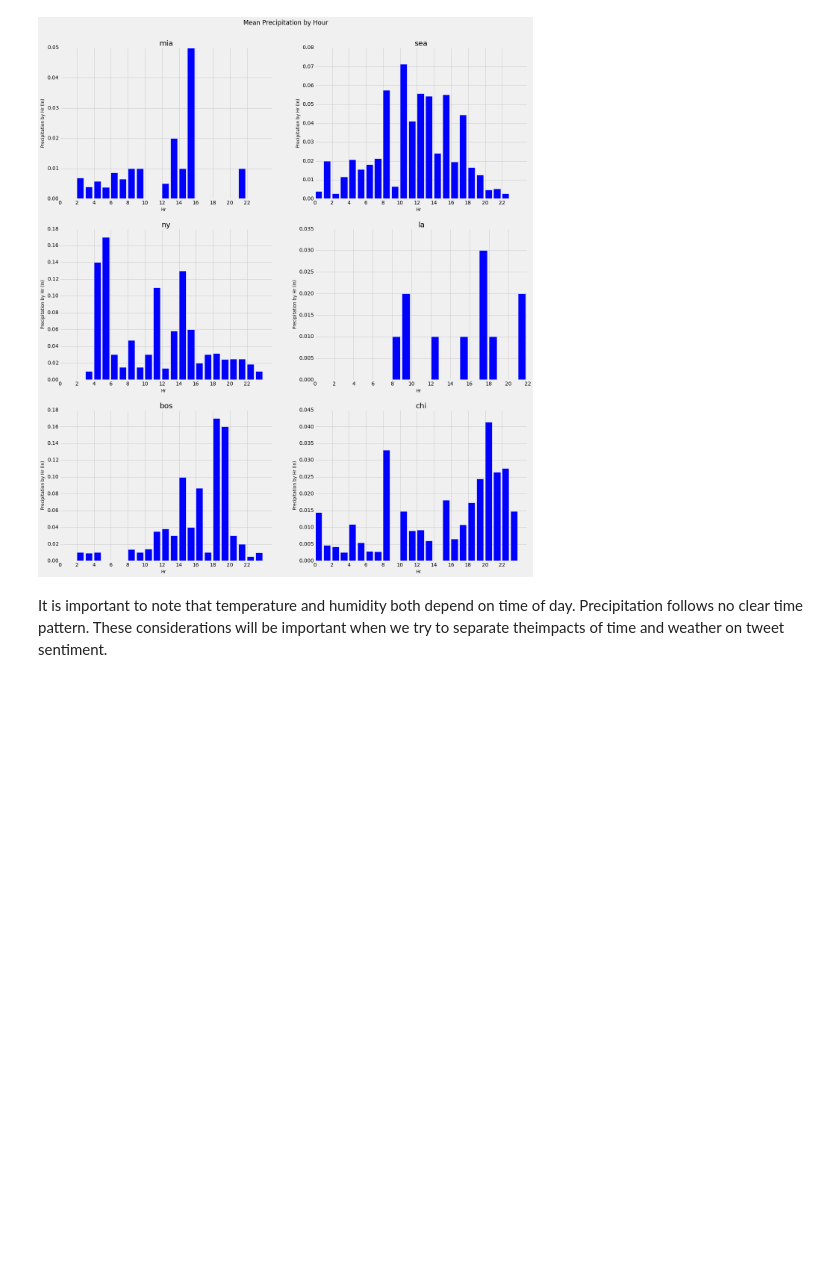
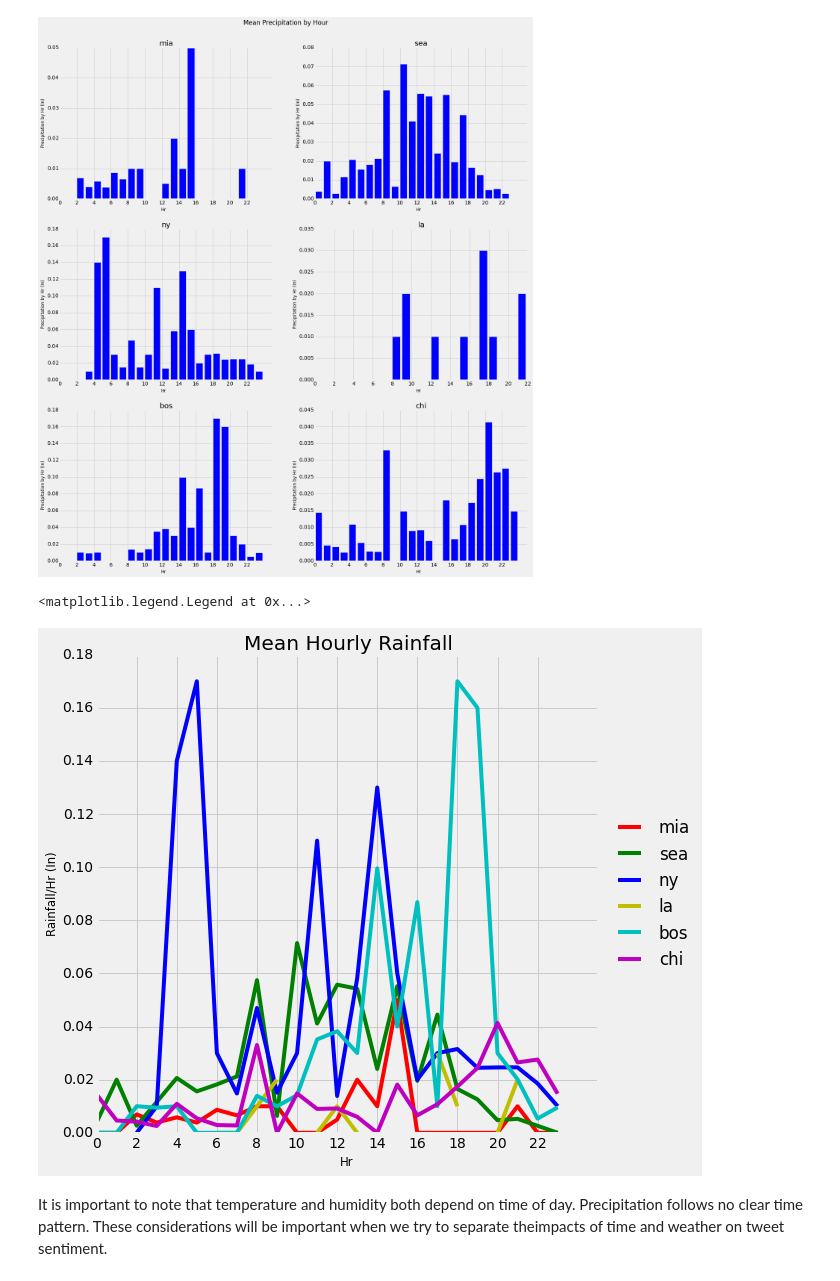
Before and after one commit to a-campbell/Twitter_Weather_Project, a Jupyter notebook: Sentiment and Weather Merge.ipynb, the cells around one changed output. Saved outputs shown, nothing was run; the diff lists cells and outputs as text; code cells hidden in the pictures; blank space fills up the shorter version.

Commit message:
graph updates

```diff
--- a/Sentiment and Weather Merge.ipynb
+++ b/Sentiment and Weather Merge.ipynb
@@ -526,6 +526,21 @@ fig.text(0.5, 0.94, 'Mean Precipitation by Hour', ha='center', va='center', size
 # %% [output]
 <matplotlib.text.Text at 0x...>
 [figure]
+# %%
+plt.rc('axes', color_cycle=['r', 'g', 'b', 'y','c', 'm', 'k'])
+fig,ax = plt.subplots(figsize=(8,8))
+for i in citynames:
+    if i != 'lon':
+        xx = tw[tw.City == i].groupby(by=tw[tw.City == i].Hours).mean()
+        plt.plot(xx.Hours.values, xx.PrecipitationIn.values, label=i)
+plt.xlabel("Hr", size="small")
+plt.ylabel("Rainfall/Hr (In)", size="small")
+plt.title('Mean Hourly Rainfall')
+plt.xticks(np.arange(0,23,2))
+plt.legend(loc='center left', bbox_to_anchor=(1, 0.5) )
+# %% [output]
+<matplotlib.legend.Legend at 0x...>
+[figure, added]
 # %% [markdown]
 It is important to note that temperature and humidity both depend on time of day. Precipitation follows no clear time pattern. These considerations will be important when we try to separate theimpacts of time and weather on tweet sentiment.
 # %% [markdown]
```
